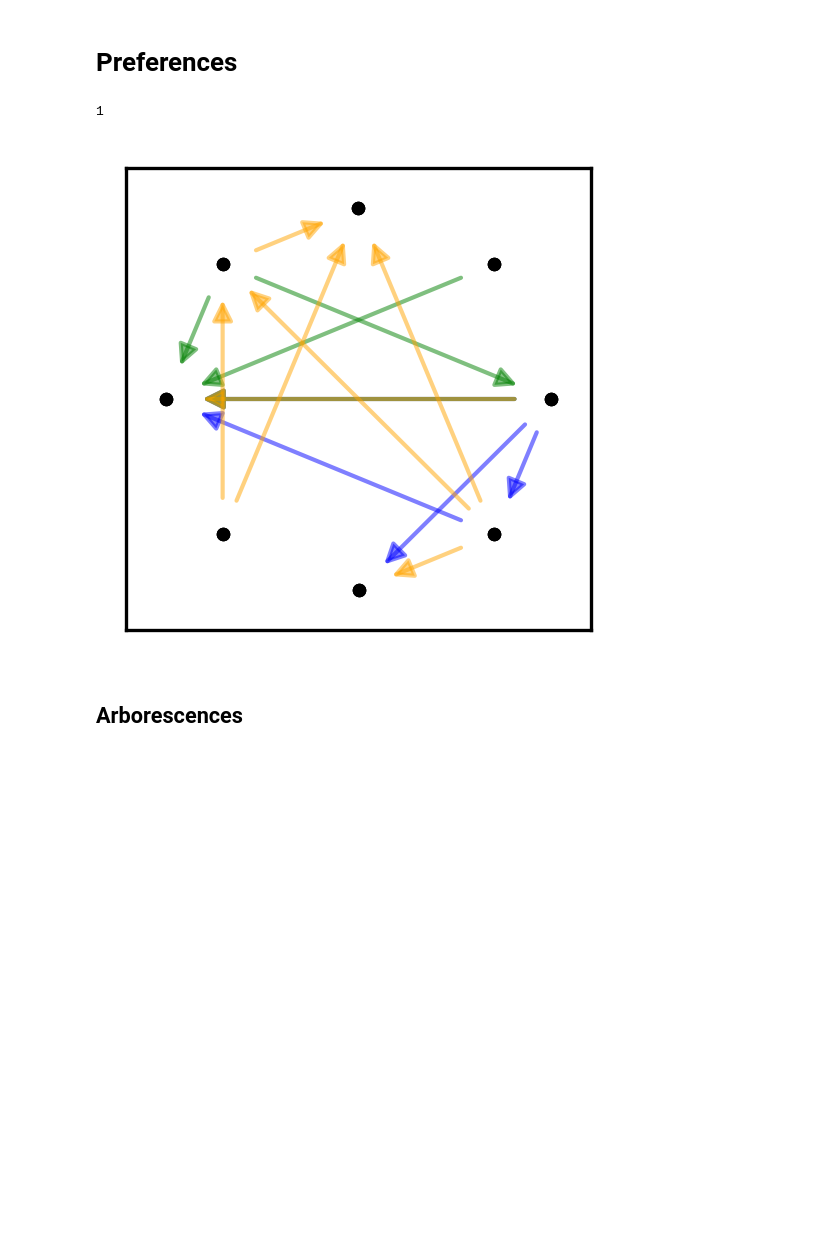
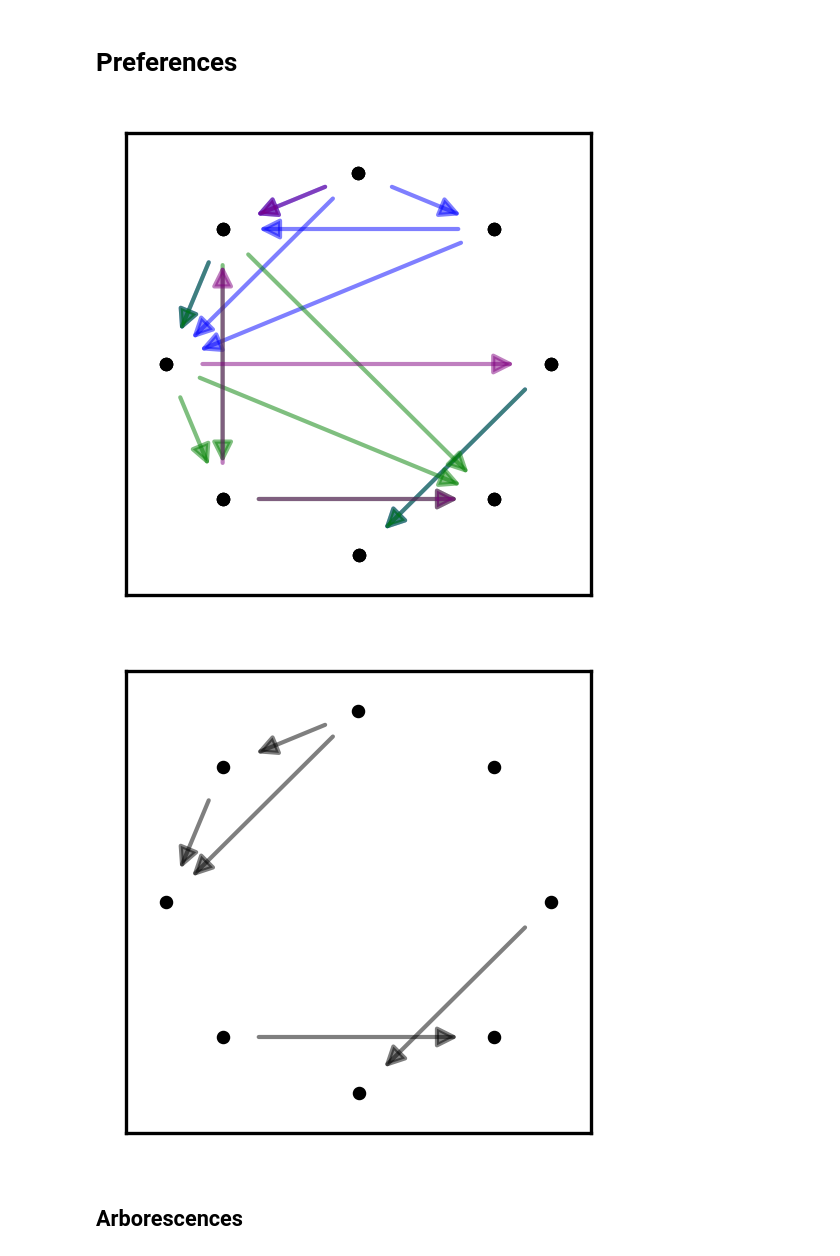
Before and after one commit to hans-riess/prefdynamo, a Jupyter notebook: code/notebook.ipynb, the cells around one changed output. Drawn from its saved outputs; the diff is of its cells as text; code cells hidden in the pictures; blank space fills up the shorter version.

```diff
--- a/code/notebook.ipynb
+++ b/code/notebook.ipynb
@@ -99,33 +140,32 @@ from digraphs import generate_random_preorder
 import networkx as nx
 import matplotlib.pyplot as plt
 from functools import reduce
-# %%
-digraph_1 = pref_1.digraph
-digraph_2 = pref_2.digraph.reverse()
-dist = 0
-for i in range(n_alternatives):
-    for j in range(n_alternatives):
-        if (i,j) in digraph_1.edges and (j,i) in digraph_2.edges:
-            dist+=1
-dist
-# %% [output]
-1
 # %%
 n_alternatives = 8
-edge_prob = 0.1
+edge_prob = 0.08
 
 pref_1 = Preference(generate_random_preorder(n_alternatives,edge_prob))
 pref_2 = Preference(generate_random_preorder(n_alternatives,edge_prob))
 pref_3 = Preference(generate_random_preorder(n_alternatives,edge_prob))
-pref_join = pref_1.join(pref_2)
-pref_meet = pref_1.meet(pref_2)
+new_pref_1 = pref_1.meet(pref_2)
+new_pref_2 = pref_1.meet(pref_3)
+new_pref_3 = pref_2.meet(pref_3)
+median = reduce(Preference.join,[new_pref_1,new_pref_2,new_pref_3])
 
-fig,ax = plt.subplots(figsize=[2,2],dpi=300)
-pref_1.plot(edge_color='blue',ax=ax)
-pref_2.plot(edge_color='green',ax=ax)
-pref_3.plot(edge_color='orange',ax=ax)
+fig1,ax1 = plt.subplots(figsize=[2,2],dpi=300)
+pref_1.plot(edge_color='blue',ax=ax1)
+pref_2.plot(edge_color='green',ax=ax1)
+pref_3.plot(edge_color='purple',ax=ax1)
+plt.savefig('plots/median_1.png')
+plt.show()
+
+fig2,ax2 = plt.subplots(figsize=[2,2],dpi=300)
+median.plot(edge_color='black',ax=ax2)
+plt.savefig('plots/median_2.png')
+plt.show()
 # %% [output]
-[figure, old version]
+[figure, new version]
+[figure, added]
 # %% [markdown]
 ## Arborescences
 # %%
```
Also changed, not shown: parts of 21 cells of this notebook, 2 other files.
